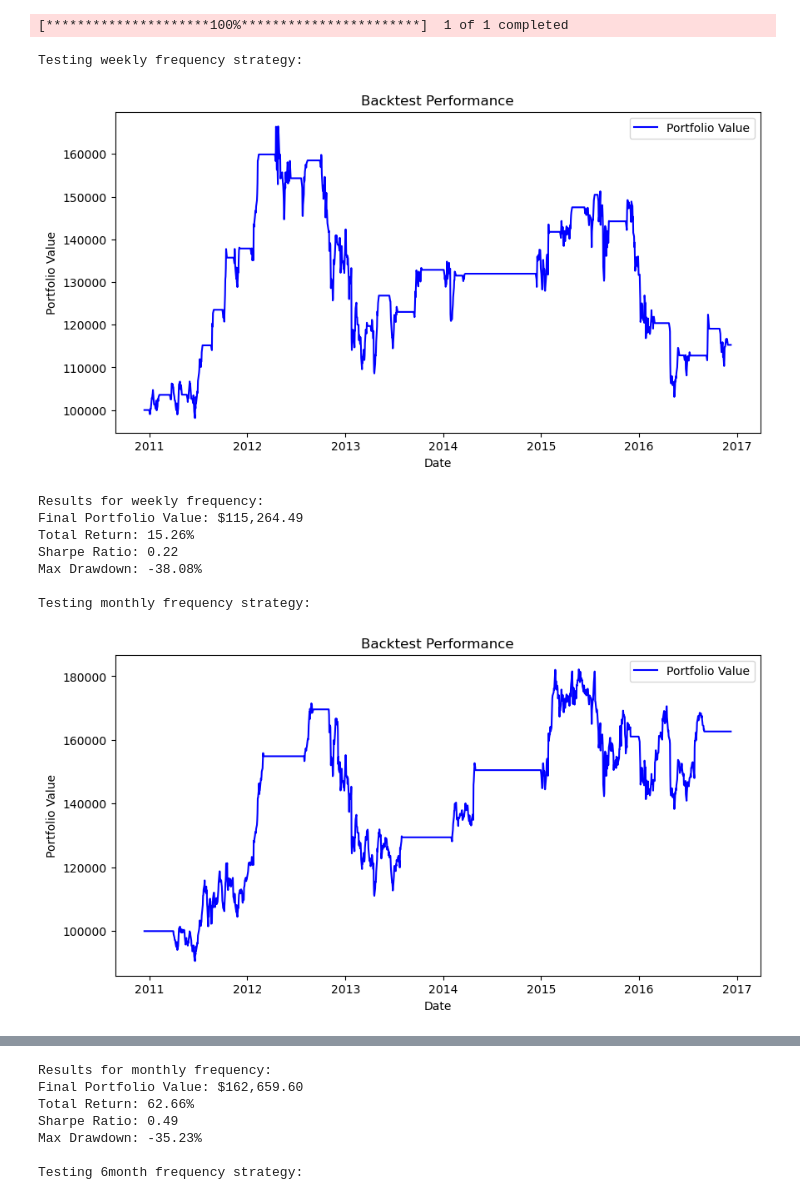
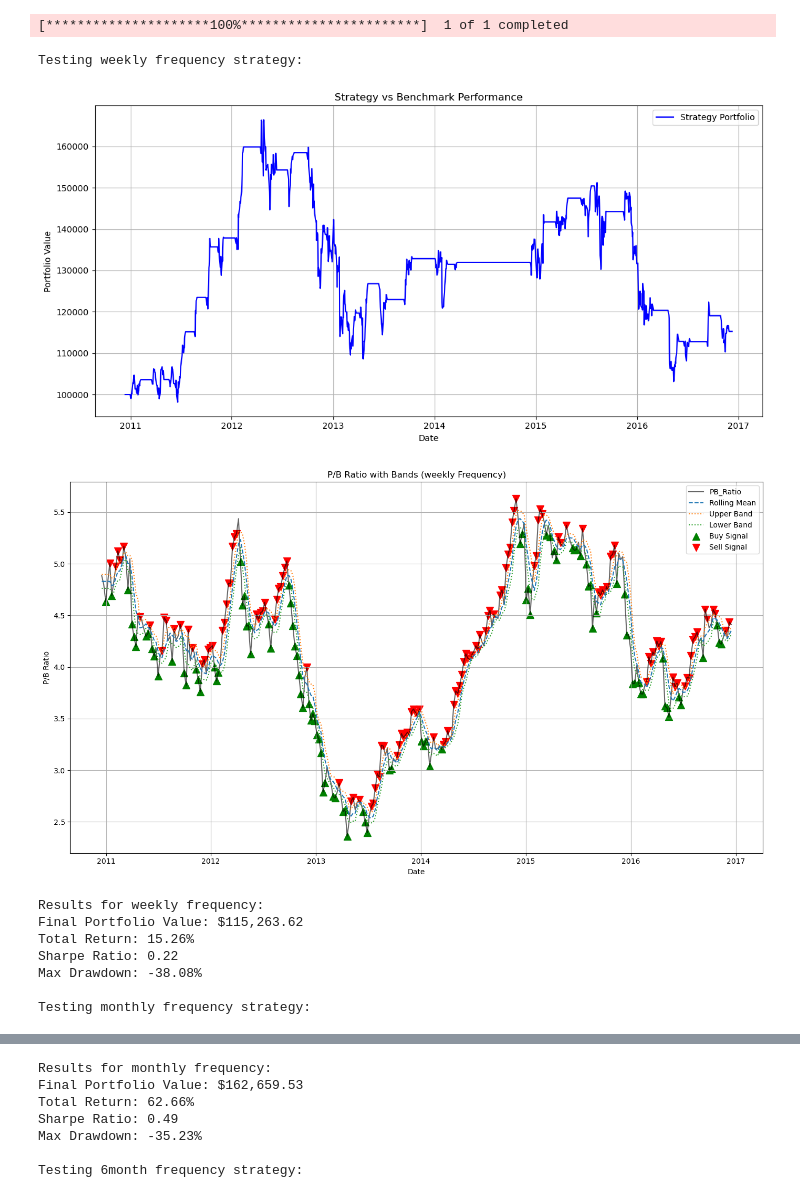
Before and after one commit to gpelleri/AMP_Algorithmic_Trading, a Jupyter notebook: strategies/Price_to_Book.ipynb, the cells around one changed output, grey strips where cells are left out. Drawn from its saved outputs; the diff is of its cells as text; code cells hidden in the pictures.

Commit message:
change price to book to add price to earnings as well

```diff
--- a/strategies/Price_to_Book.ipynb
+++ b/strategies/Price_to_Book.ipynb
@@ -25,7 +25,7 @@ for freq in frequencies:
     print(f"\nTesting {freq} frequency strategy:")
 
     # Initialize strategy with current frequency
-    strategy = PriceToBookStrategy(pb_series, window=5, k=0.5, frequency=freq)
+    strategy = RatioValueStrategy(pb_series, "PB", window=5, k=0.5, frequency=freq)
 
     # Run backtest
     backtest = Backtest(
@@ -35,39 +35,39 @@ for freq in frequencies:
 
     # Store results
     results[freq] = backtest.run()
 
     # Plot signals
     strategy.plot_signals(prices)
 
     # Print metrics
     print(f"\nResults for {freq} frequency:")
     print(f"Final Portfolio Value: ${results[freq]['Final Value']:,.2f}")
     print(f"Total Return: {results[freq]['Return']:.2%}")
     print(f"Sharpe Ratio: {results[freq]['Sharpe Ratio']:.2f}")
     print(f"Max Drawdown: {results[freq]['Max Drawdown']:.2%}")
 
 # Compare strategies
 print("\nStrategy Comparison:")
 comparison = pd.DataFrame({
     freq: {
         'Final Value': results[freq]['Final Value'],
         'Total Return': results[freq]['Return'],
         'Sharpe Ratio': results[freq]['Sharpe Ratio'],
         'Max Drawdown': results[freq]['Max Drawdown']
     }
     for freq in frequencies
 }).round(4)
 
 print(comparison)
 # %% [output]
 [*********************100%***********************]  1 of 1 completed
 Testing weekly frequency strategy:
-[figure, old version]
+[figure, new version]
+[figure, new version]
 Results for weekly frequency:
-Final Portfolio Value: $115,264.49
+Final Portfolio Value: $115,263.62
 Total Return: 15.26%
 Sharpe Ratio: 0.22
 Max Drawdown: -38.08%
 
 Testing monthly frequency strategy:
-[figure, old version]
@@ -74,5 +76,5 @@ Testing monthly frequency strategy:
 Results for monthly frequency:
-Final Portfolio Value: $162,659.60
+Final Portfolio Value: $162,659.53
 Total Return: 62.66%
 Sharpe Ratio: 0.49
 Max Drawdown: -35.23%
```
Also changed, not shown: parts of 2 cells of this notebook, 5 other files.
